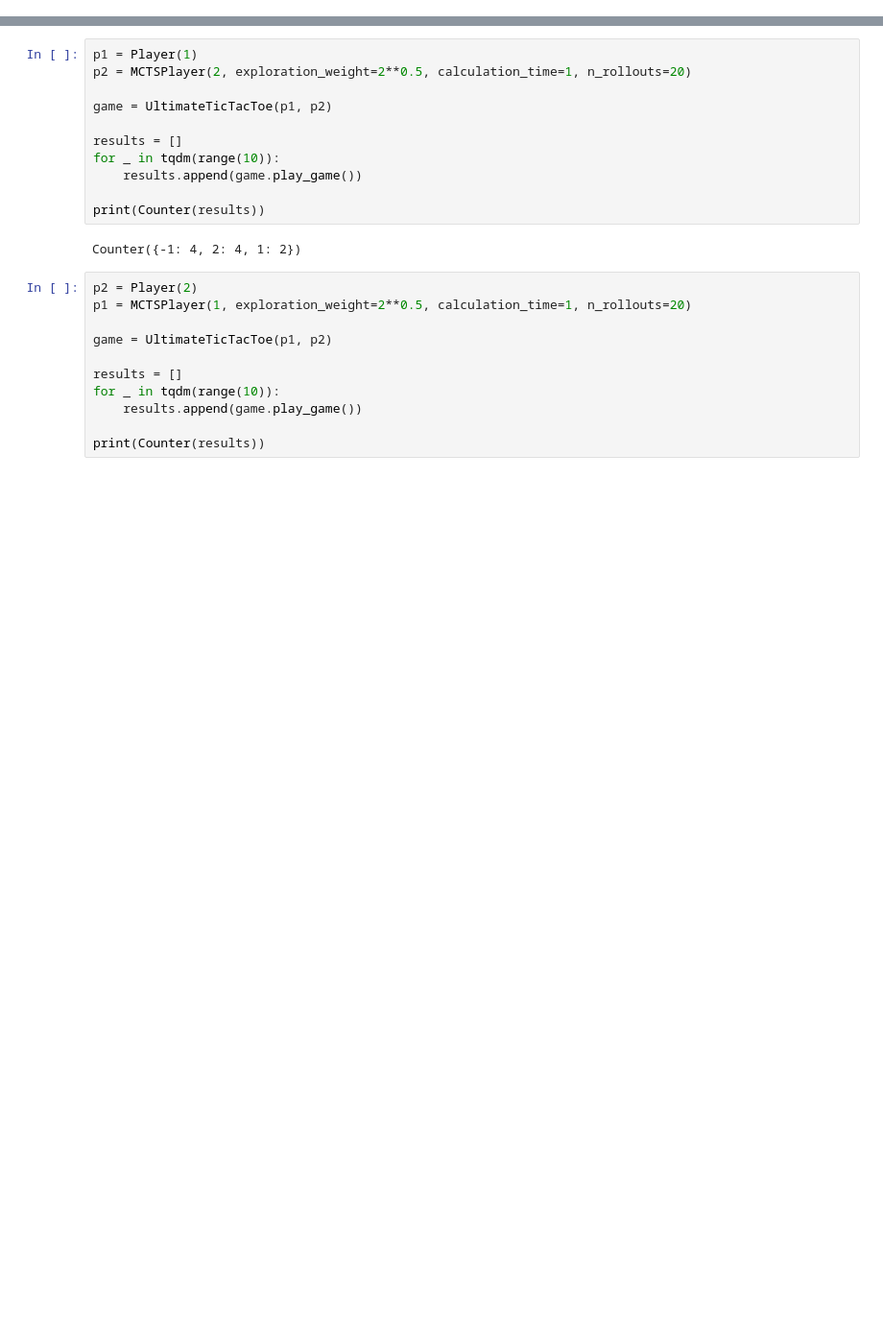
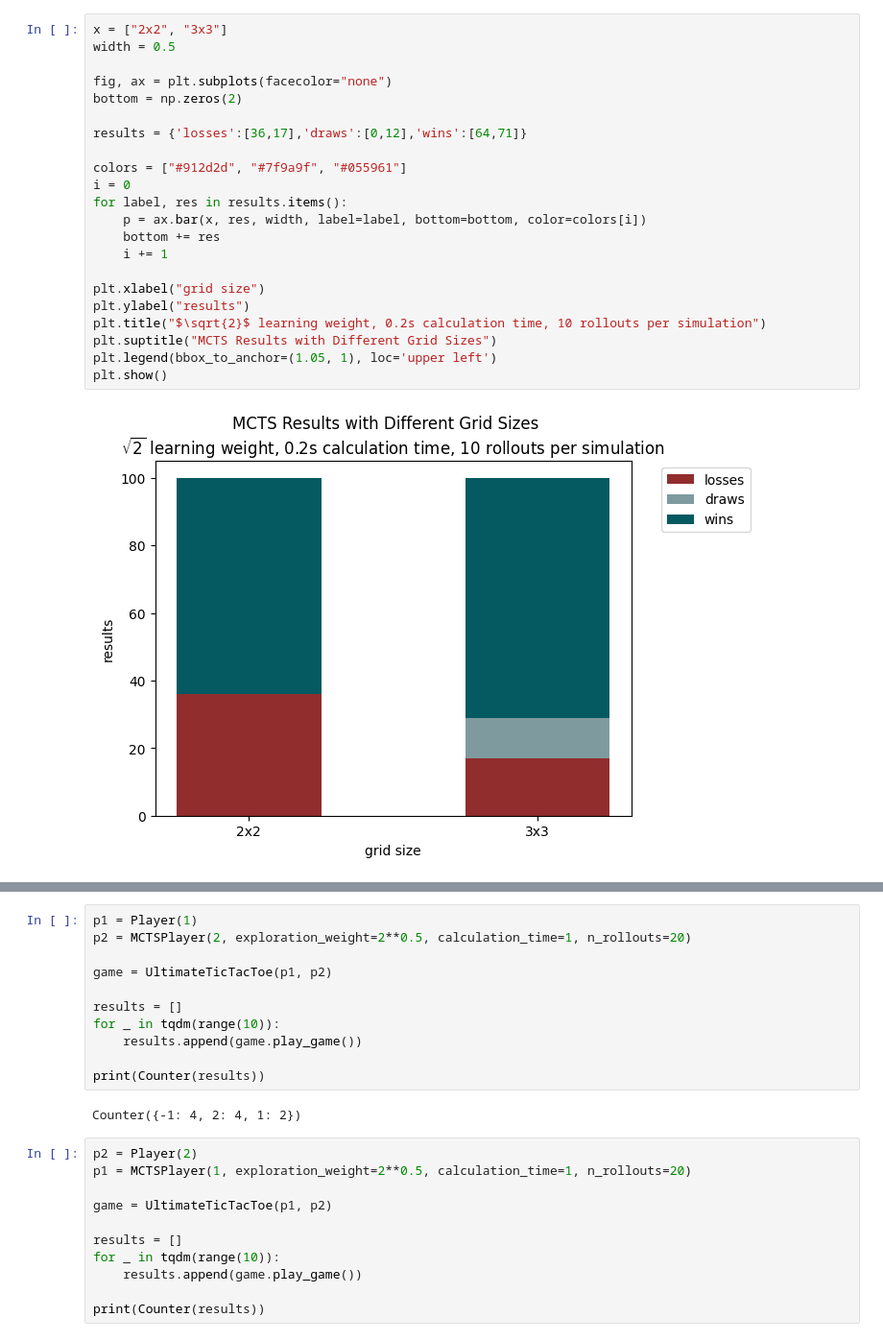
Before and after one commit to katelanman/ultimate_tic_tac_toe_agents, a Jupyter notebook: mcts_testing.ipynb, the cells around one changed output, grey strips where cells are left out. Shown at 96% size. Saved outputs shown, nothing was run; the diff lists cells and outputs as text; blank space fills up the shorter version.

```diff
--- a/mcts_testing.ipynb
+++ b/mcts_testing.ipynb
@@ -7,0 +74,24 @@ from collections import Counter
+# %%
+x = ["2x2", "3x3"]
+width = 0.5
+
+fig, ax = plt.subplots(facecolor="none")
+bottom = np.zeros(2)
+
+results = {'losses':[36,17],'draws':[0,12],'wins':[64,71]}
+
+colors = ["#912d2d", "#7f9a9f", "#055961"]
+i = 0
+for label, res in results.items():
+    p = ax.bar(x, res, width, label=label, bottom=bottom, color=colors[i])
+    bottom += res
+    i += 1
+
+plt.xlabel("grid size")
+plt.ylabel("results")
+plt.title("$\sqrt{2}$ learning weight, 0.2s calculation time, 10 rollouts per simulation")
+plt.suptitle("MCTS Results with Different Grid Sizes")
+plt.legend(bbox_to_anchor=(1.05, 1), loc='upper left')
+plt.show()
+# %% [output]
+[figure, added]
```
Also changed, not shown: parts of 13 cells of this notebook, 2 other files.
